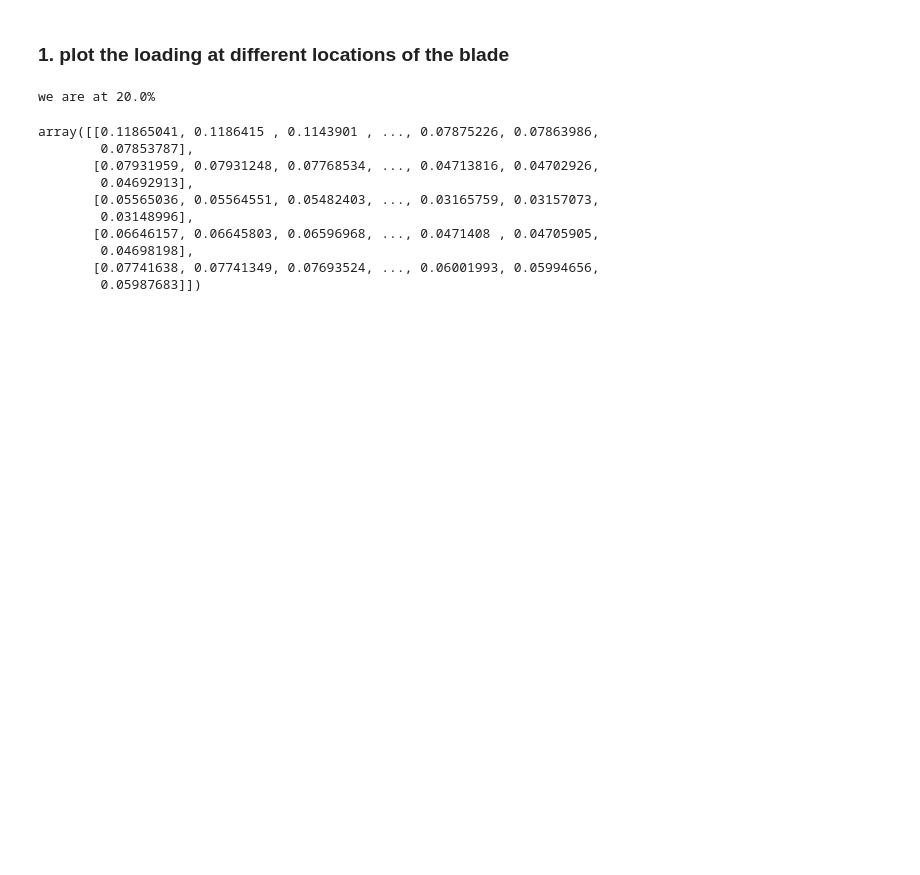
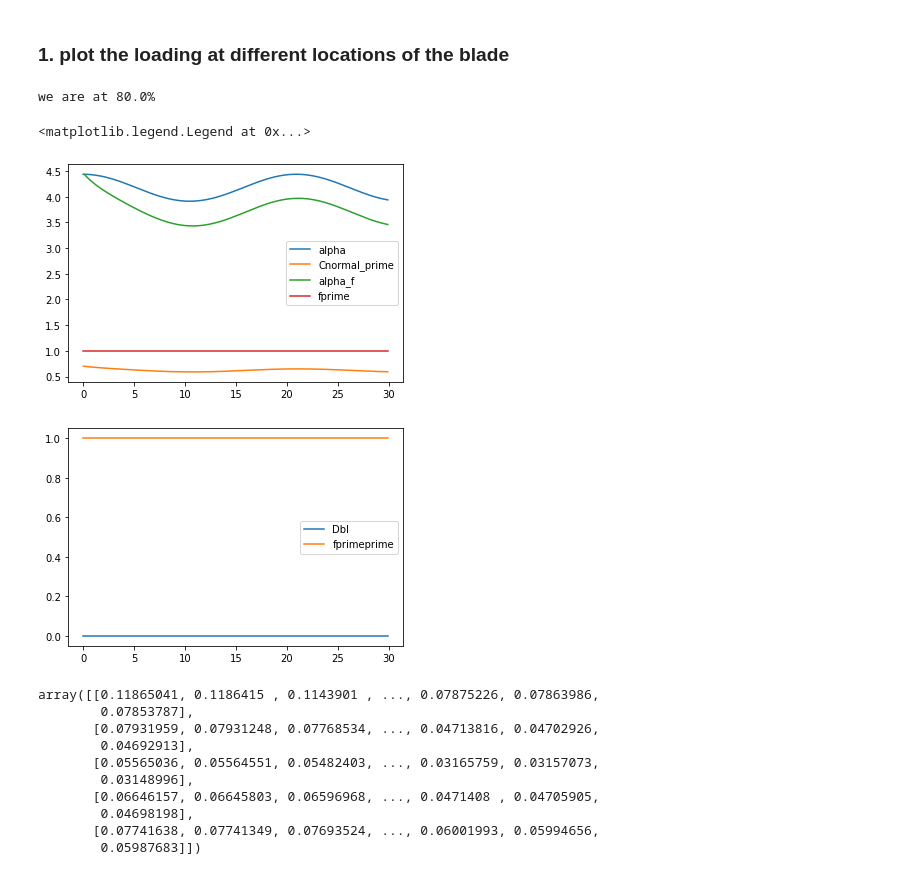
Before and after one commit to olafnekeman/wind_turbine_aeroelasticity, a Jupyter notebook: Assignment 2/example_function_use_Case_B.ipynb, the cells around one changed output. Drawn from its saved outputs; the diff is of its cells as text; code cells hidden in the pictures; blank space fills up the shorter version.

```diff
--- a/Assignment 2/example_function_use_Case_B.ipynb
+++ b/Assignment 2/example_function_use_Case_B.ipynb
@@ -789,22 +796,41 @@ case='all_modules'
 [a_pp_ds,ap_pp_ds,fnorm_pp_ds,ftan_pp_ds,gamma_pp_ds,Ct_pp_ds, CT_pp_ds, CP_pp_ds,
  alpha_pp_ds,alphaqs_pp_ds,alpha_eq_pp_ds,Dnc_pp_ds]=B_unsteady.get_solution_dyn_stall(time,U_time, alpha_time, hplg_time, dCn_da, dyn_stall, case, inflow_model = inflow_model)
 
-# 1.1.1 Compare with the loads assuming a steady  polar, and discuss the results
-dyn_stall = False
-case='none'
-[a_pp_s,ap_pp_s,fnorm_pp_s,ftan_pp_s,gamma_pp_s,Ct_pp_s, CT_pp_s, CP_pp_s, alpha_pp_s,
- alphaqs_pp_s,alpha_eq_pp_s, Dnc_pp_s]=B_unsteady.get_solution_dyn_stall(time,U_time, alpha_time, hplg_time, dCn_da, dyn_stall, case, inflow_model = inflow_model)
+# # 1.1.1 Compare with the loads assuming a steady  polar, and discuss the results
+# dyn_stall = False
+# case='none'
+# [a_pp_s,ap_pp_s,fnorm_pp_s,ftan_pp_s,gamma_pp_s,Ct_pp_s, CT_pp_s, CP_pp_s, alpha_pp_s,
+#  alphaqs_pp_s,alpha_eq_pp_s, Dnc_pp_s]=B_unsteady.get_solution_dyn_stall(time,U_time, alpha_time, hplg_time, dCn_da, dyn_stall, case, inflow_model = inflow_model)
 
-# 1.1.2 Compare with the loads assuming that there is no leading edge separation,
-# and discuss the results
-dyn_stall = True
-case = 'no_leading_edge_separation'
-[a_pp_le,ap_pp_le,fnorm_pp_le,ftan_pp_le,gamma_pp_le,Ct_pp_le, CT_pp_le, CP_pp_le, alpha_pp_le,
- alphaqs_pp_le, alpha_eq_pp_le, Dnc_pp_le]=B_unsteady.get_solution_dyn_stall(time,U_time, alpha_time, hplg_time, dCn_da, dyn_stall, case, inflow_model = inflow_model)
+# # 1.1.2 Compare with the loads assuming that there is no leading edge separation,
+# # and discuss the results
+# dyn_stall = True
+# case = 'no_leading_edge_separation'
+# [a_pp_le,ap_pp_le,fnorm_pp_le,ftan_pp_le,gamma_pp_le,Ct_pp_le, CT_pp_le, CP_pp_le, alpha_pp_le,
+#  alphaqs_pp_le, alpha_eq_pp_le, Dnc_pp_le]=B_unsteady.get_solution_dyn_stall(time,U_time, alpha_time, hplg_time, dCn_da, dyn_stall, case, inflow_model = inflow_model)
 
 # 1.1.3 Discuss the effect of spanwise location in the level of unsteadiness
 # %% [output]
-we are at 20.0%
+we are at 80.0%
+# %%
+# plt.figure(8)
+# plt.plot(time, Cnormal_p, label='Cnormal_p')#, time, fte)
+# plt.plot(time, Dpress/1e-4, label='Dpress')
+# plt.legend()
+plt.figure(9)
+plt.plot(time, alpha_pp_s[-1]*180/np.pi, label='alpha')
+plt.plot(time, Cnormal_prime, label='Cnormal_prime')
+plt.plot(time, alpha_f*180/np.pi, label='alpha_f')
+plt.plot(time, fprime, label='fprime')
+plt.legend()
+plt.figure(10)
+plt.plot(time, Dbl, label='Dbl')
+plt.plot(time, fprimeprime, label='fprimeprime')
+plt.legend()
+# %% [output]
+<matplotlib.legend.Legend at 0x...>
+[figure, added]
+[figure, added]
 # %%
 # plot the results
 k=2
```
Also changed, not shown: parts of 5 cells of this notebook.
